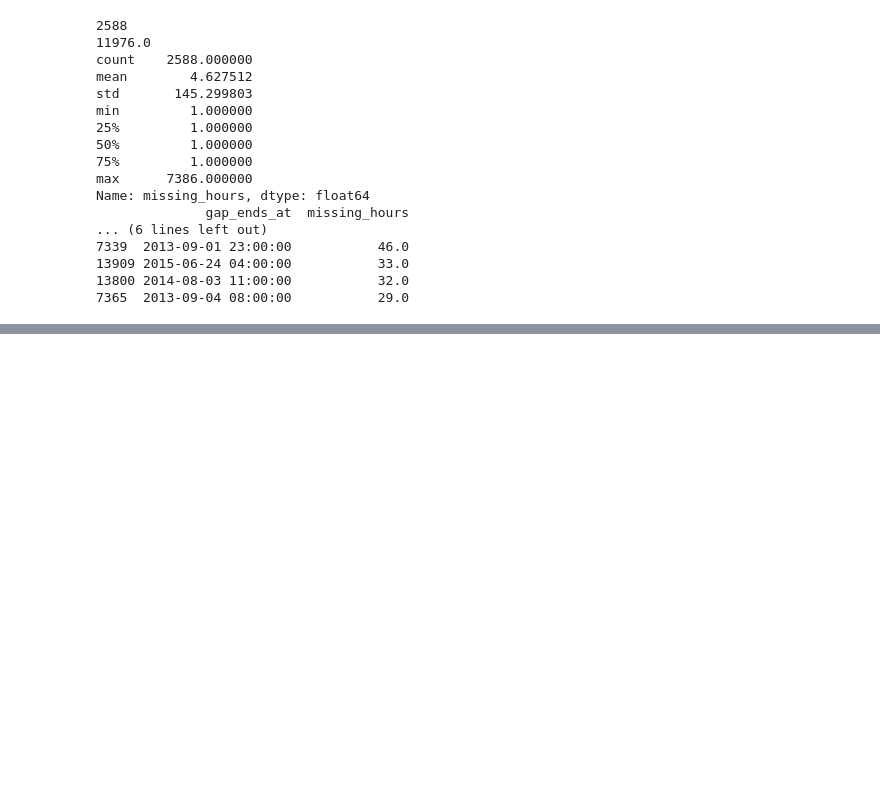
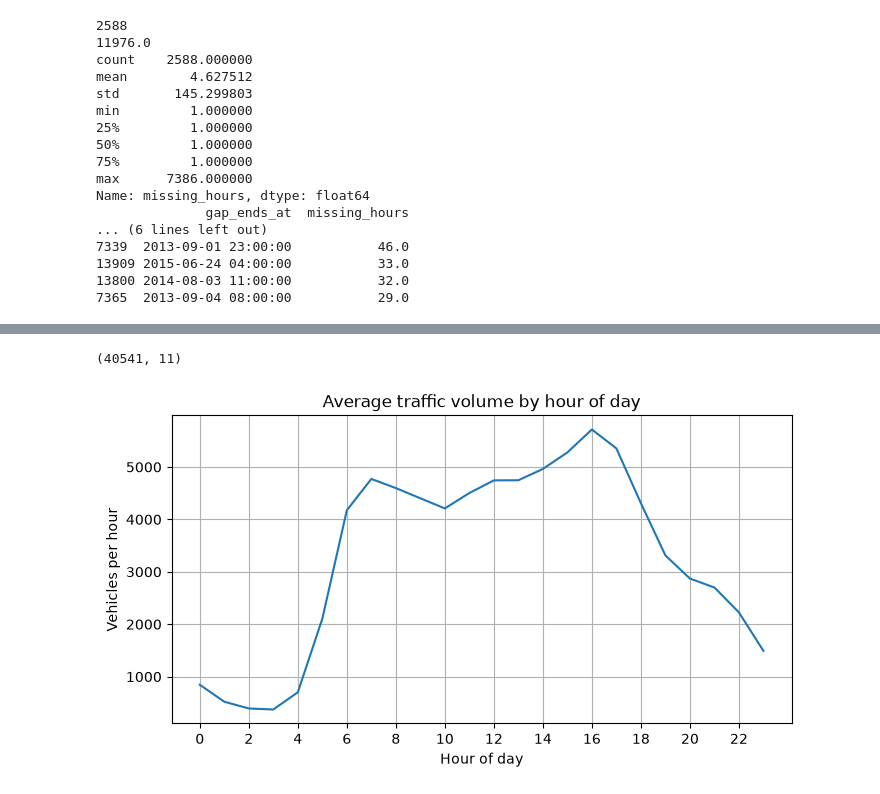
Before and after one commit to TasneemAlnaasan/traffic-flow-forecasting, a Jupyter notebook: notebooks/01_eda.ipynb, the cells around one changed output, grey strips where cells are left out. Drawn from its saved outputs; the diff is of its cells as text; code cells hidden in the pictures; blank space fills up the shorter version.

Commit message:
Add EDA: hourly, weekly, holiday and weather patterns

```diff
--- a/notebooks/01_eda.ipynb
+++ b/notebooks/01_eda.ipynb
@@ -395,3 +395,29 @@ rain_1h    8472
 dtype: int64
 # %%
 clean.reset_index().to_csv("../data/processed/traffic_hourly_clean.csv", index=False)
+# %%
+df = pd.read_csv("../data/processed/traffic_hourly_clean.csv", parse_dates=["date_time"])
+# %%
+df_new = df.dropna(subset=["traffic_volume"]).copy()
+# %%
+df_new["hour"] = df_new["date_time"].dt.hour
+df_new["day_of_week"] = df_new["date_time"].dt.dayofweek
+# %%
+print(df_new.shape)
+# %% [output]
+(40541, 11)
+# %%
+import matplotlib.pyplot as plt
+
+hourly_avg = df_new.groupby("hour")["traffic_volume"].mean()
+
+plt.figure(figsize=(8, 4))
+plt.plot(hourly_avg.index, hourly_avg.values)
+plt.title("Average traffic volume by hour of day")
+plt.xlabel("Hour of day")
+plt.ylabel("Vehicles per hour")
+plt.xticks(range(0, 24, 2))
+plt.grid(True)
+plt.show()
+# %% [output]
+[figure, added]
```
Also changed, not shown: parts of 10 cells of this notebook.
